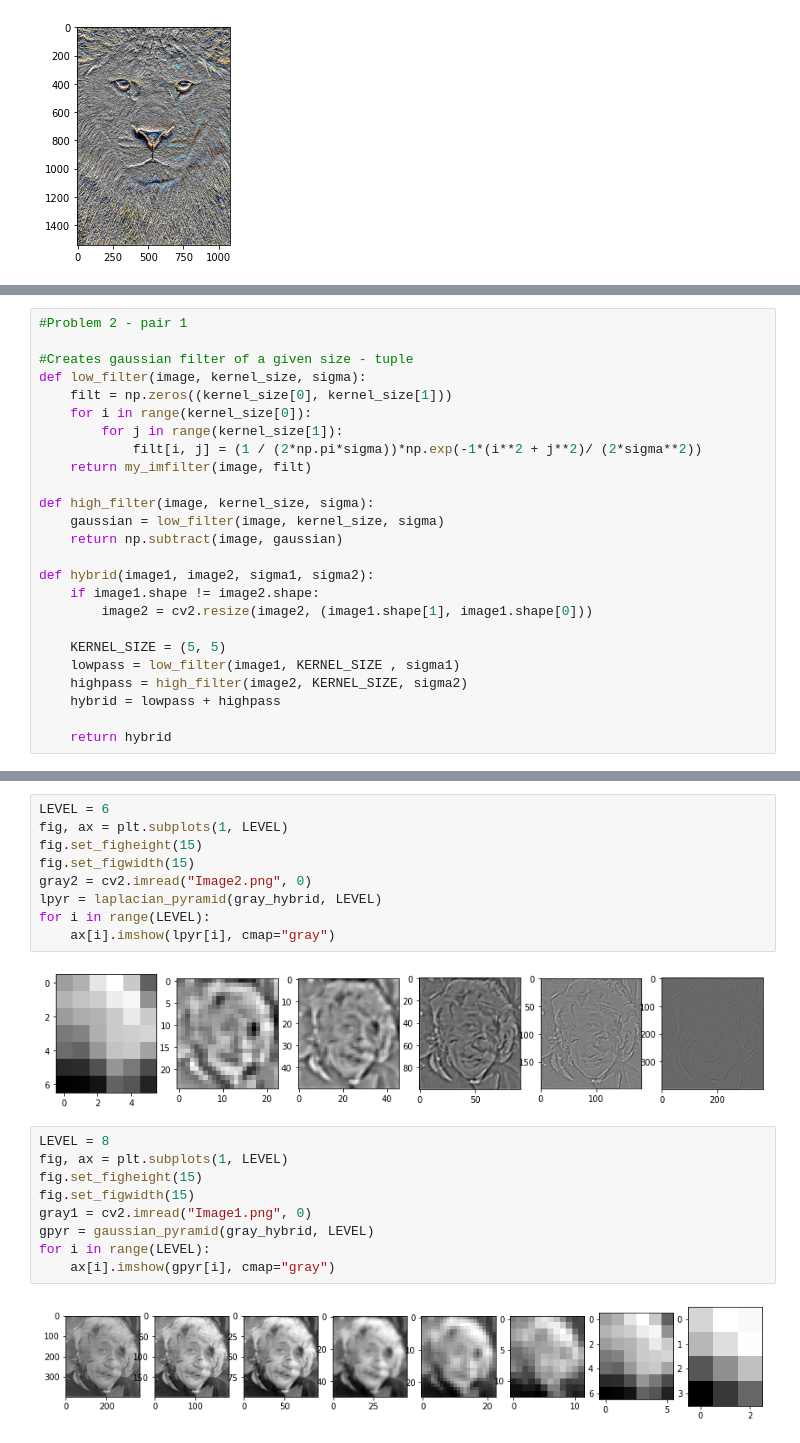
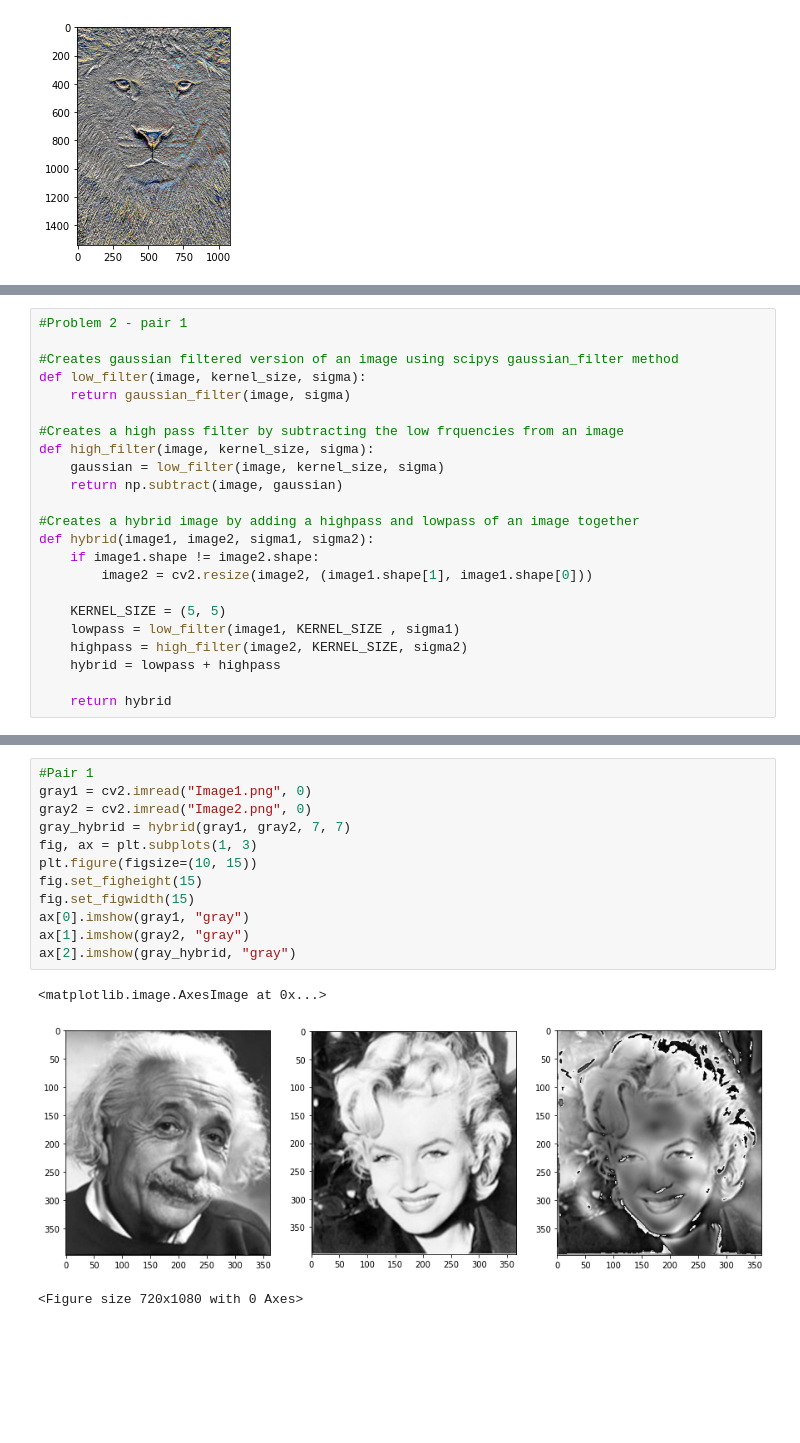
Before and after one commit to zmz223/CS584, a Jupyter notebook: hw3/hw3.ipynb, the cells around one changed output, grey strips where cells are left out. Drawn from its saved outputs; the diff is of its cells as text; blank space fills up the shorter version.

```diff
--- a/hw3/hw3.ipynb
+++ b/hw3/hw3.ipynb
@@ -100,18 +99,16 @@ def laplacian_pyramid(image, level):
 # %%
 #Problem 2 - pair 1
 
-#Creates gaussian filter of a given size - tuple
+#Creates gaussian filtered version of an image using scipys gaussian_filter method
 def low_filter(image, kernel_size, sigma):
-    filt = np.zeros((kernel_size[0], kernel_size[1]))
-    for i in range(kernel_size[0]):
-        for j in range(kernel_size[1]):
-            filt[i, j] = (1 / (2*np.pi*sigma))*np.exp(-1*(i**2 + j**2)/ (2*sigma**2))
-    return my_imfilter(image, filt)
+    return gaussian_filter(image, sigma)
 
+#Creates a high pass filter by subtracting the low frquencies from an image
 def high_filter(image, kernel_size, sigma):
     gaussian = low_filter(image, kernel_size, sigma)
     return np.subtract(image, gaussian)
 
+#Creates a hybrid image by adding a highpass and lowpass of an image together
 def hybrid(image1, image2, sigma1, sigma2):
     if image1.shape != image2.shape:
         image2 = cv2.resize(image2, (image1.shape[1], image1.shape[0]))
@@ -164,22 +122,16 @@ Clipping input data to the valid range for imshow with RGB data ([0..1] for floa
-# %%
-LEVEL = 6
-fig, ax = plt.subplots(1, LEVEL)
-fig.set_figheight(15)
-fig.set_figwidth(15)
-gray2 = cv2.imread("Image2.png", 0)
-lpyr = laplacian_pyramid(gray_hybrid, LEVEL)
-for i in range(LEVEL):
-    ax[i].imshow(lpyr[i], cmap="gray")
-# %% [output]
-[figure, removed]
-# %%
-LEVEL = 8
-fig, ax = plt.subplots(1, LEVEL)
-fig.set_figheight(15)
-fig.set_figwidth(15)
-gray1 = cv2.imread("Image1.png", 0)
-gpyr = gaussian_pyramid(gray_hybrid, LEVEL)
-for i in range(LEVEL):
-    ax[i].imshow(gpyr[i], cmap="gray")
-# %% [output]
-[figure, removed]
+# %%
+#Pair 1
+gray1 = cv2.imread("Image1.png", 0)
+gray2 = cv2.imread("Image2.png", 0)
+gray_hybrid = hybrid(gray1, gray2, 7, 7)
+fig, ax = plt.subplots(1, 3)
+plt.figure(figsize=(10, 15))
+fig.set_figheight(15)
+fig.set_figwidth(15)
+ax[0].imshow(gray1, "gray")
+ax[1].imshow(gray2, "gray")
+ax[2].imshow(gray_hybrid, "gray")
+# %% [output]
+<matplotlib.image.AxesImage at 0x...>
+[figure, added]
+<Figure size 720x1080 with 0 Axes>
```
Also changed, not shown: parts of 10 cells of this notebook.
